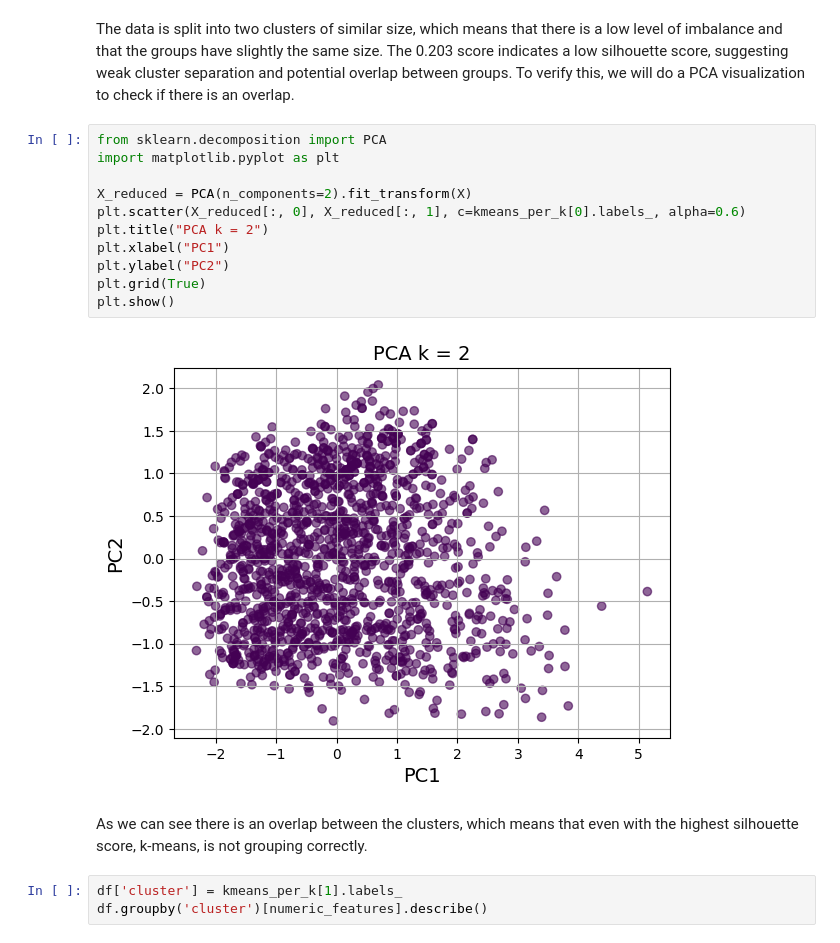
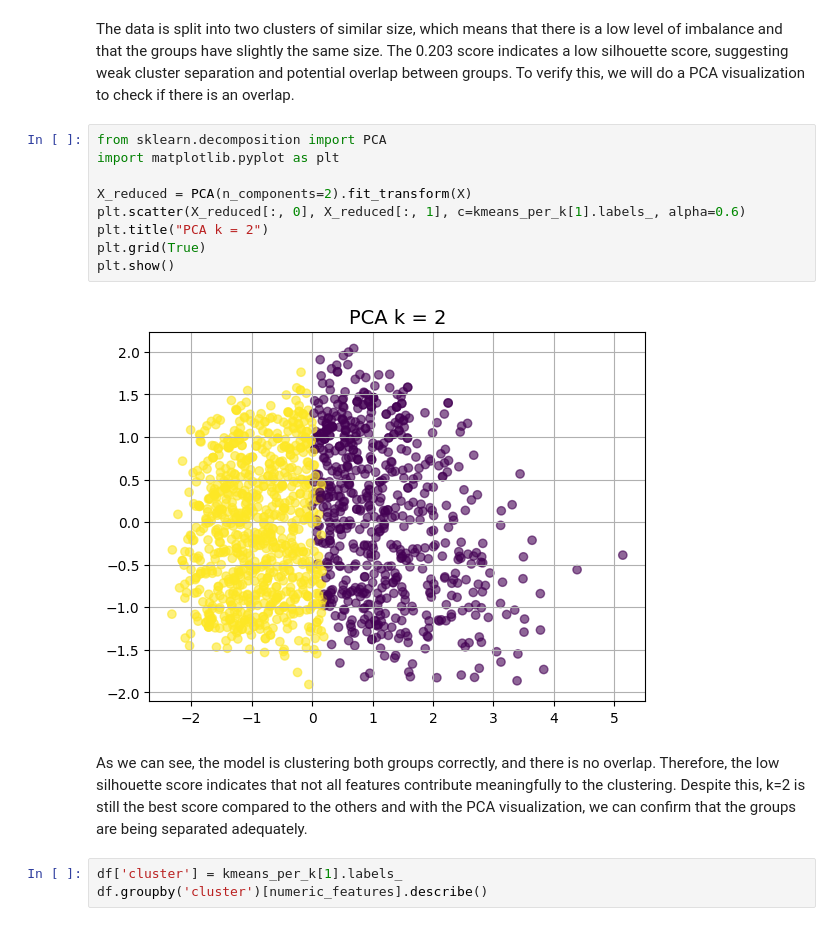
Before and after one commit to IDM4s-2025/TC2034-final-team8, a Jupyter notebook: k_means.ipynb, the cells around one changed output. Drawn from its saved outputs; the diff is of its cells as text.

```diff
--- a/k_means.ipynb
+++ b/k_means.ipynb
@@ -257,18 +257,16 @@ The data is split into two clusters of similar size, which means that there is a
 # %%
 from sklearn.decomposition import PCA
 import matplotlib.pyplot as plt
 
 X_reduced = PCA(n_components=2).fit_transform(X)
-plt.scatter(X_reduced[:, 0], X_reduced[:, 1], c=kmeans_per_k[0].labels_, alpha=0.6)
+plt.scatter(X_reduced[:, 0], X_reduced[:, 1], c=kmeans_per_k[1].labels_, alpha=0.6)
 plt.title("PCA k = 2")
-plt.xlabel("PC1")
-plt.ylabel("PC2")
 plt.grid(True)
 plt.show()
 # %% [output]
-[figure, old version]
+[figure, new version]
 # %% [markdown]
-As we can see there is an overlap between the clusters, which means that even with the highest silhouette score, k-means, is not grouping correctly.
+As we can see, the model is clustering both groups correctly, and there is no overlap. Therefore, the low silhouette score indicates that not all features contribute meaningfully to the clustering. Despite this, k=2 is still the best score compared to the others and with the PCA visualization, we can confirm that the groups are being separated adequately.
 # %%
 df['cluster'] = kmeans_per_k[1].labels_
 df.groupby('cluster')[numeric_features].describe()
```
Also changed, not shown: parts of 5 cells of this notebook.
